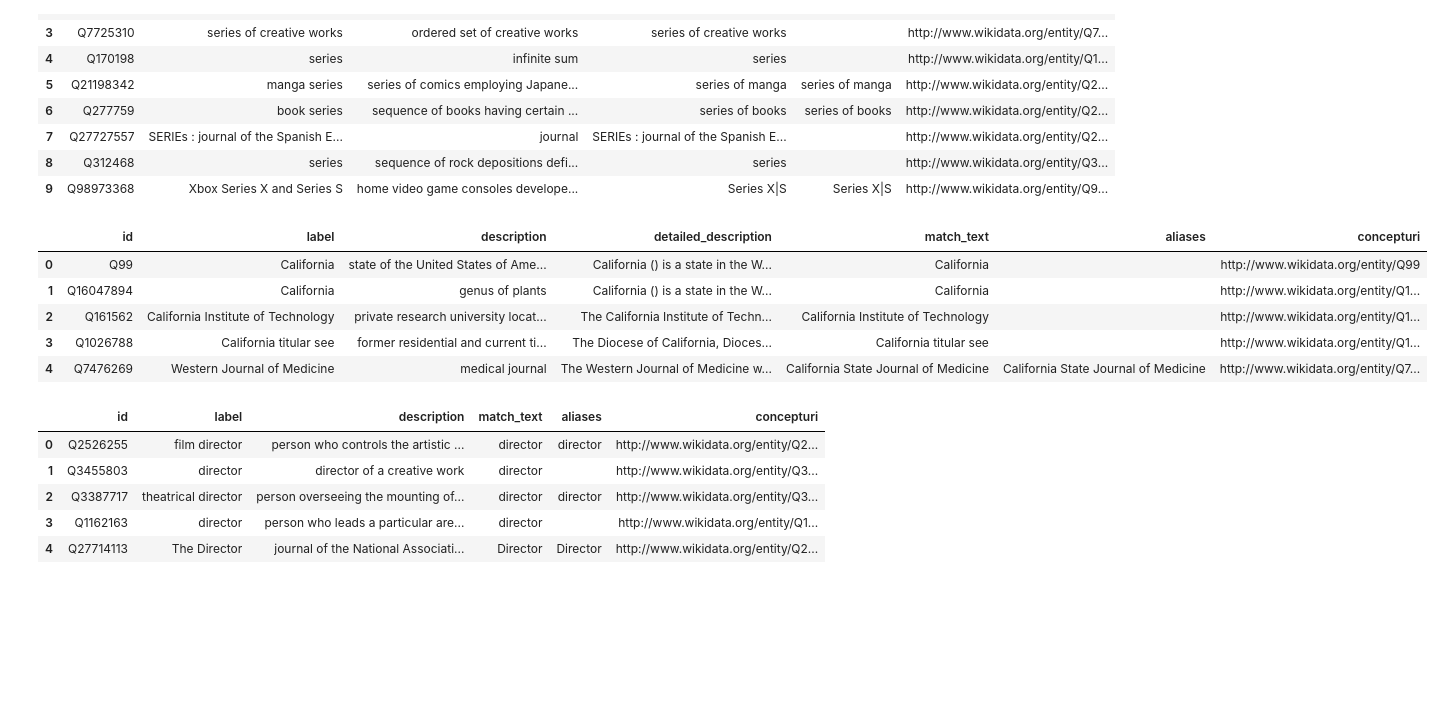
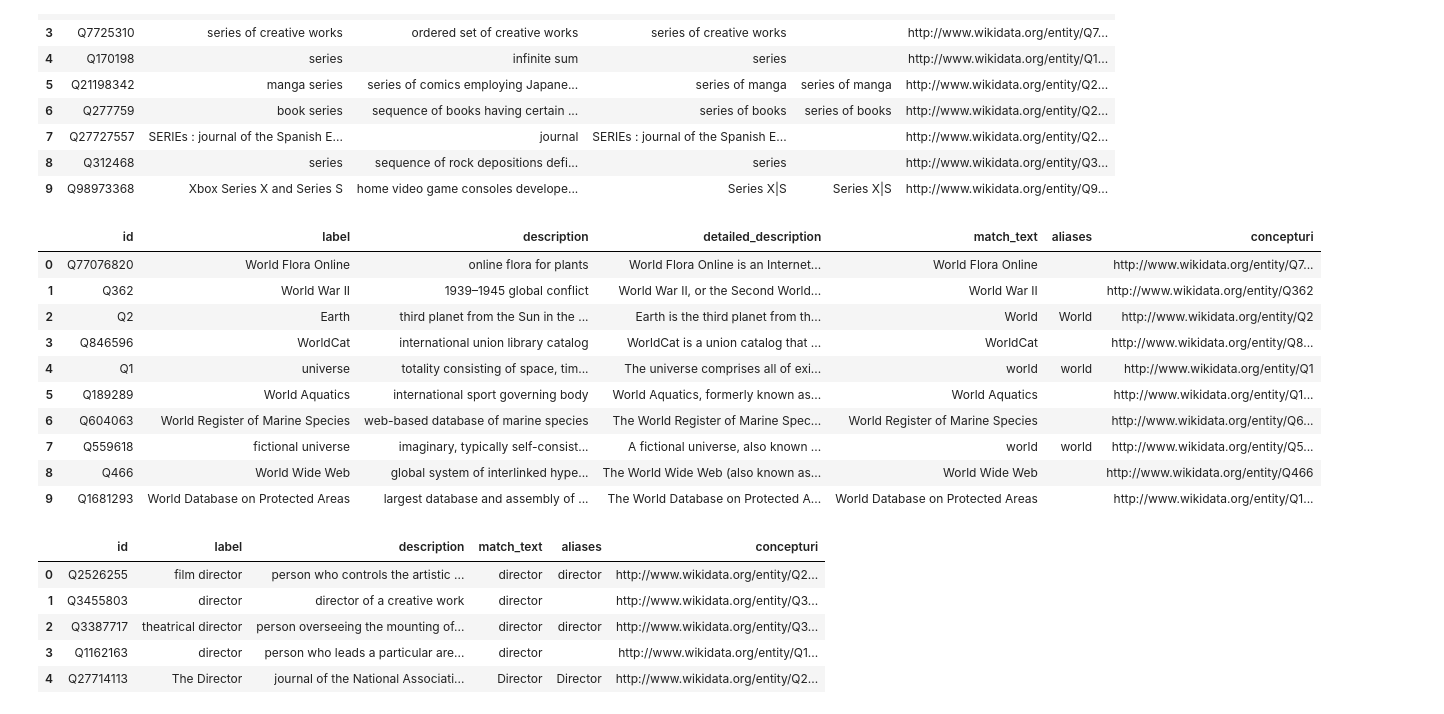
Before and after one commit to YxRicardo/LiteSemRAG, a Jupyter notebook: jupyter_notebooks/explore_wikidata.ipynb, the cells around one changed output. Saved outputs shown, nothing was run; the diff lists cells and outputs as text; code cells hidden in the pictures; blank space fills up the shorter version.

```diff
--- a/jupyter_notebooks/explore_wikidata.ipynb
+++ b/jupyter_notebooks/explore_wikidata.ipynb
@@ -615,15 +615,20 @@ display(df_us)
 | 9 | Q98973368 | Xbox Series X and Series S | home video game consoles develope... | Series X|S | Series X|S | http://www.wikidata.org/entity/Q9... |
 # %%
 # Demo 3: director
-df = search_wikidata("California",limit=10,include_detailed_description=True,detailed_description_sentences=3,drop_missing_detailed_description=True)
+df = search_wikidata("world",limit=10,include_detailed_description=True,detailed_description_sentences=3,drop_missing_detailed_description=True)
 display(df)
 # %% [output]
 |  | id | label | description | detailed_description | match_text | aliases | concepturi |
-| 0 | Q99 | California | state of the United States of Ame... | California () is a state in the W... | California |  | http://www.wikidata.org/entity/Q99 |
-| 1 | Q16047894 | California | genus of plants | California () is a state in the W... | California |  | http://www.wikidata.org/entity/Q1... |
-| 2 | Q161562 | California Institute of Technology | private research university locat... | The California Institute of Techn... | California Institute of Technology |  | http://www.wikidata.org/entity/Q1... |
-| 3 | Q1026788 | California titular see | former residential and current ti... | The Diocese of California, Dioces... | California titular see |  | http://www.wikidata.org/entity/Q1... |
-| 4 | Q7476269 | Western Journal of Medicine | medical journal | The Western Journal of Medicine w... | California State Journal of Medicine | California State Journal of Medicine | http://www.wikidata.org/entity/Q7... |
+| 0 | Q77076820 | World Flora Online | online flora for plants | World Flora Online is an Internet... | World Flora Online |  | http://www.wikidata.org/entity/Q7... |
+| 1 | Q362 | World War II | 1939–1945 global conflict | World War II, or the Second World... | World War II |  | http://www.wikidata.org/entity/Q362 |
+| 2 | Q2 | Earth | third planet from the Sun in the ... | Earth is the third planet from th... | World | World | http://www.wikidata.org/entity/Q2 |
+| 3 | Q846596 | WorldCat | international union library catalog | WorldCat is a union catalog that ... | WorldCat |  | http://www.wikidata.org/entity/Q8... |
+| 4 | Q1 | universe | totality consisting of space, tim... | The universe comprises all of exi... | world | world | http://www.wikidata.org/entity/Q1 |
+| 5 | Q189289 | World Aquatics | international sport governing body | World Aquatics, formerly known as... | World Aquatics |  | http://www.wikidata.org/entity/Q1... |
+| 6 | Q604063 | World Register of Marine Species | web-based database of marine species | The World Register of Marine Spec... | World Register of Marine Species |  | http://www.wikidata.org/entity/Q6... |
+| 7 | Q559618 | fictional universe | imaginary, typically self-consist... | A fictional universe, also known ... | world | world | http://www.wikidata.org/entity/Q5... |
+| 8 | Q466 | World Wide Web | global system of interlinked hype... | The World Wide Web (also known as... | World Wide Web |  | http://www.wikidata.org/entity/Q466 |
+| 9 | Q1681293 | World Database on Protected Areas | largest database and assembly of ... | The World Database on Protected A... | World Database on Protected Areas |  | http://www.wikidata.org/entity/Q1... |
 # %%
 %%sql
 # %%
```
Also changed, not shown: parts of 4 cells of this notebook, 4 other files.
